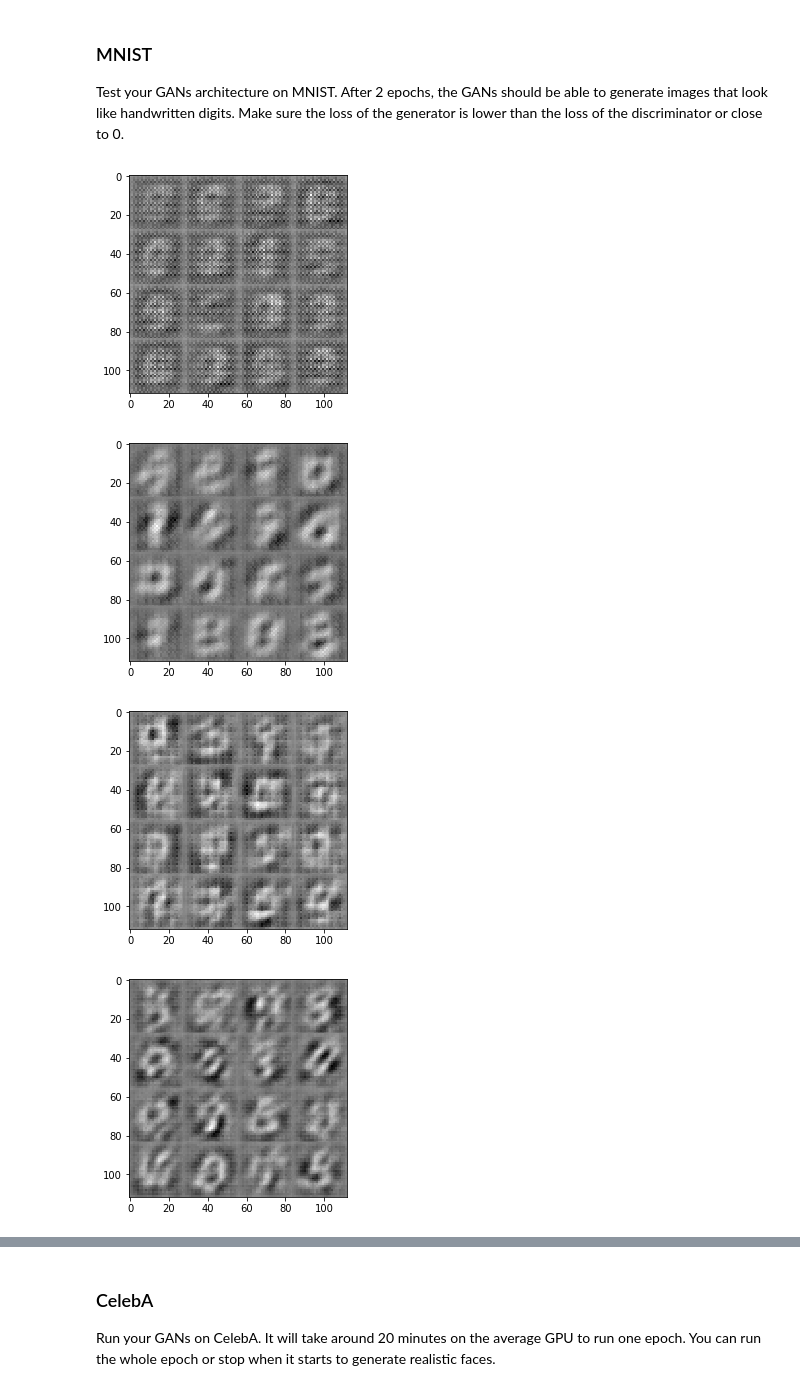
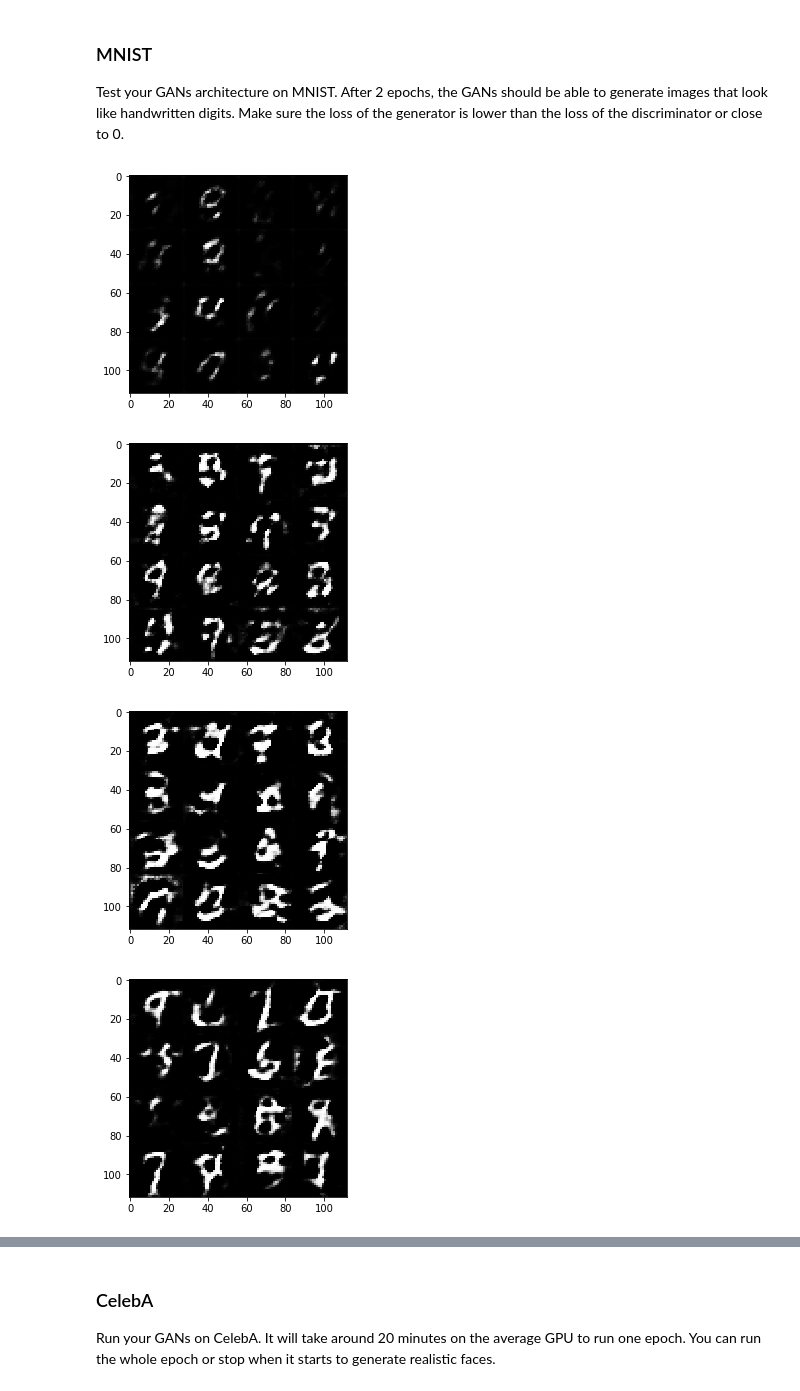
Before and after one commit to TomaszSzyborski/Udacity_Machine_Learning_Foundations, a Jupyter notebook: Fifth_Project/dlnd_face_generation.ipynb, the cells around one changed output, grey strips where cells are left out. Cells and saved outputs as stored; diff of their text form; code cells hidden in the pictures.

```diff
--- a/Fifth_Project/dlnd_face_generation.ipynb
+++ b/Fifth_Project/dlnd_face_generation.ipynb
@@ -329,16 +329,16 @@ def model_opt(d_loss, g_loss, learning_rate, beta1):
     generators  = [var for var in trainable if var.name.startswith('generator')]
     discriminators = [var for var in trainable if var.name.startswith('discriminator')]
 
-    discriminator_training_operation = tf.train.AdamOptimizer(
-        learning_rate = learning_rate,
-        beta1 = beta1).minimize(loss = d_loss,
-                                var_list = discriminators)
+    with tf.control_dependencies(tf.get_collection(tf.GraphKeys.UPDATE_OPS)):
+        discriminator_training_operation = tf.train.AdamOptimizer(
+            learning_rate = learning_rate,
+            beta1 = beta1).minimize(loss = d_loss,
+                                    var_list = discriminators)
 
-    #with tf.control_dependencies(tf.get_collection(tf.GraphKeys.UPDATE_OPS)):
-    generator_training_operation = tf.train.AdamOptimizer(
-        learning_rate = learning_rate,
-        beta1 = beta1).minimize(loss = g_loss,
-                                var_list = generators)
+        generator_training_operation = tf.train.AdamOptimizer(
+            learning_rate = learning_rate,
+            beta1 = beta1).minimize(loss = g_loss,
+                                    var_list = generators)
 
     return (discriminator_training_operation, generator_training_operation)
 
@@ -414,8 +414,6 @@ def train(epoch_count, batch_size, z_dim, learning_rate, beta1, get_batches, dat
                                             image_channels,
                                             z_dim)
 
-    rate = learning_rate
-
     discriminator_loss, generator_loss = model_loss(input_real,
                                                     input_z,
                                                     image_channels)
@@ -438,8 +436,22 @@ def train(epoch_count, batch_size, z_dim, learning_rate, beta1, get_batches, dat
                 batch_z = np.random.uniform(-1, 1, size=(batch_size,
                                                          z_dim))
                 #optimizers
-                _ = sess.run(discriminator_operation, feed_dict={input_real: batch_images, input_z: batch_z})
-                _ = sess.run(generator_operation, feed_dict={input_z: batch_z})
+                _ = sess.run(discriminator_operation, feed_dict={input_real: batch_images,
+                                                                          input_z: batch_z,
+                                                                          rate: learning_rate})
+
+                _ = sess.run(generator_operation, feed_dict={input_real: batch_images,
+                                                         input_z: batch_z,
+                                                         rate: learning_rate})
+
+                #second run
+                _ = sess.run(discriminator_operation, feed_dict={input_real: batch_images,
+                                                                          input_z: batch_z,
+                                                                          rate: learning_rate})
+
+                _ = sess.run(generator_operation, feed_dict={input_real: batch_images,
+                                                         input_z: batch_z,
+                                                         rate: learning_rate})
 
                 if steps % show_interval == 0:
                     show_generator_output(sess, n_images, input_z, image_channels, data_image_mode)
@@ -449,22 +461,22 @@ Test your GANs architecture on MNIST.  After 2 epochs, the GANs should be able t
 # %%
 %%time
 batch_size = 128
 z_dim = 100
-learning_rate = 0.0002
-beta1 = 0.5
+learning_rate = 0.0005
+beta1 = 0.4
 
 
 """
 DON'T MODIFY ANYTHING IN THIS CELL THAT IS BELOW THIS LINE
 """
 epochs = 1
 
 mnist_dataset = helper.Dataset('mnist', glob(os.path.join(data_dir, 'mnist/*.jpg')))
 with tf.Graph().as_default():
     train(epochs, batch_size, z_dim, learning_rate, beta1, mnist_dataset.get_batches,
           mnist_dataset.shape, mnist_dataset.image_mode)
 # %% [output]
-[figure, old version]
+[figure, new version]
-[figure, old version]
+[figure, new version]
-[figure, old version]
+[figure, new version]
-[figure, old version]
+[figure, new version]
```
Also changed, not shown: parts of 2 cells of this notebook, 1 other file.
